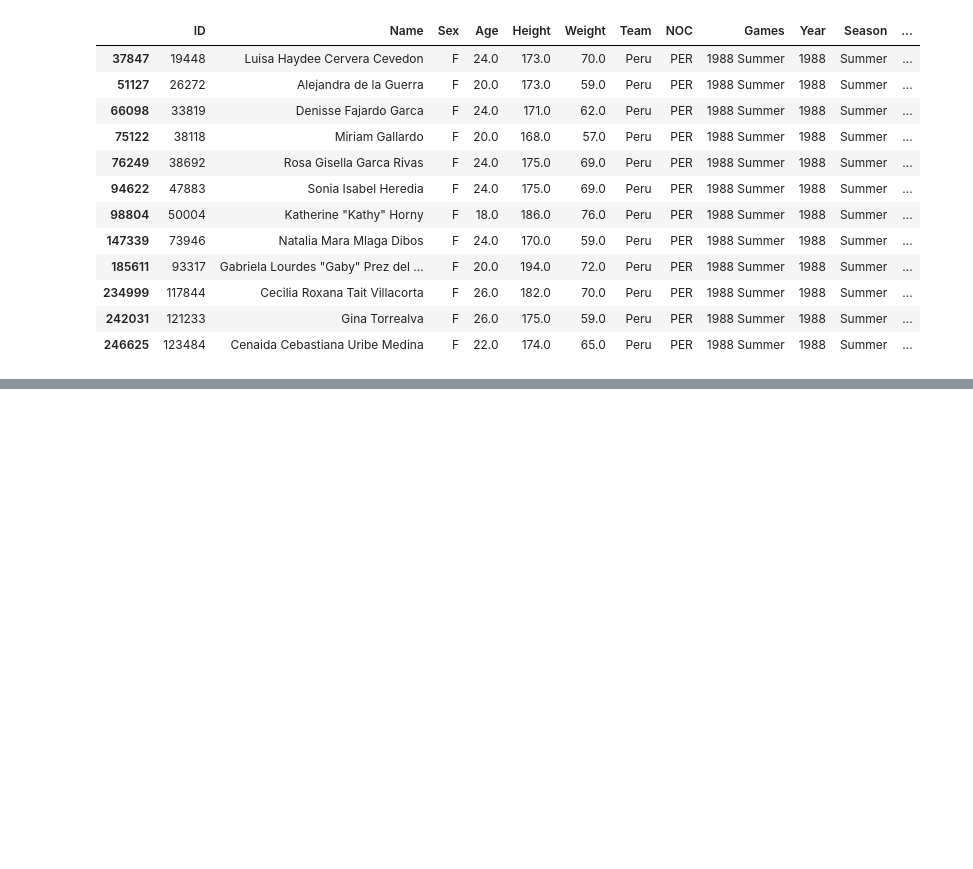
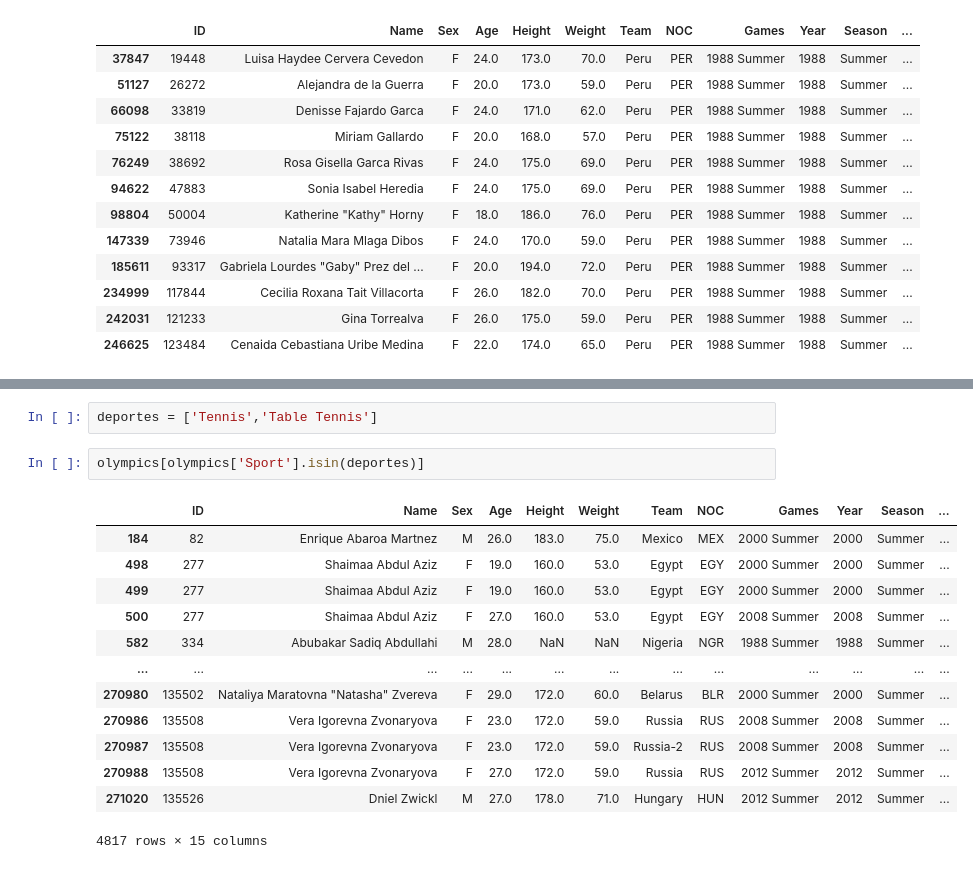
Before and after one commit to oscargbocanegra/learning, a Jupyter notebook: MachineLearning/c-udemy-analisis-datos-python-3/notebooks/04-manipulacion-datos-pandas.ipynb, the cells around one changed output, grey strips where cells are left out. Cells and saved outputs as stored; diff of their text form; blank space fills up the shorter version.

```diff
--- a/MachineLearning/c-udemy-analisis-datos-python-3/notebooks/04-manipulacion-datos-pandas.ipynb
+++ b/MachineLearning/c-udemy-analisis-datos-python-3/notebooks/04-manipulacion-datos-pandas.ipynb
@@ -103,0 +141,18 @@ olympics.query('(NOC == "PER") & (Sport == "Volleyball") & (Year == 1988) & (Med
+# %%
+deportes = ['Tennis','Table Tennis']
+# %%
+olympics[olympics['Sport'].isin(deportes)]
+# %% [output]
+|  | ID | Name | Sex | Age | Height | Weight | Team | NOC | Games | Year | Season | ... |
+| 184 | 82 | Enrique Abaroa Martnez | M | 26.0 | 183.0 | 75.0 | Mexico | MEX | 2000 Summer | 2000 | Summer | ... |
+| 498 | 277 | Shaimaa Abdul Aziz | F | 19.0 | 160.0 | 53.0 | Egypt | EGY | 2000 Summer | 2000 | Summer | ... |
+| 499 | 277 | Shaimaa Abdul Aziz | F | 19.0 | 160.0 | 53.0 | Egypt | EGY | 2000 Summer | 2000 | Summer | ... |
+| 500 | 277 | Shaimaa Abdul Aziz | F | 27.0 | 160.0 | 53.0 | Egypt | EGY | 2008 Summer | 2008 | Summer | ... |
+| 582 | 334 | Abubakar Sadiq Abdullahi | M | 28.0 | NaN | NaN | Nigeria | NGR | 1988 Summer | 1988 | Summer | ... |
+| ... | ... | ... | ... | ... | ... | ... | ... | ... | ... | ... | ... | ... |
+| 270980 | 135502 | Nataliya Maratovna "Natasha" Zvereva | F | 29.0 | 172.0 | 60.0 | Belarus | BLR | 2000 Summer | 2000 | Summer | ... |
+| 270986 | 135508 | Vera Igorevna Zvonaryova | F | 23.0 | 172.0 | 59.0 | Russia | RUS | 2008 Summer | 2008 | Summer | ... |
+| 270987 | 135508 | Vera Igorevna Zvonaryova | F | 23.0 | 172.0 | 59.0 | Russia-2 | RUS | 2008 Summer | 2008 | Summer | ... |
+| 270988 | 135508 | Vera Igorevna Zvonaryova | F | 27.0 | 172.0 | 59.0 | Russia | RUS | 2012 Summer | 2012 | Summer | ... |
+| 271020 | 135526 | Dniel Zwickl | M | 27.0 | 178.0 | 71.0 | Hungary | HUN | 2012 Summer | 2012 | Summer | ... |
+4817 rows × 15 columns
```
Also changed, not shown: parts of 10 cells of this notebook.
